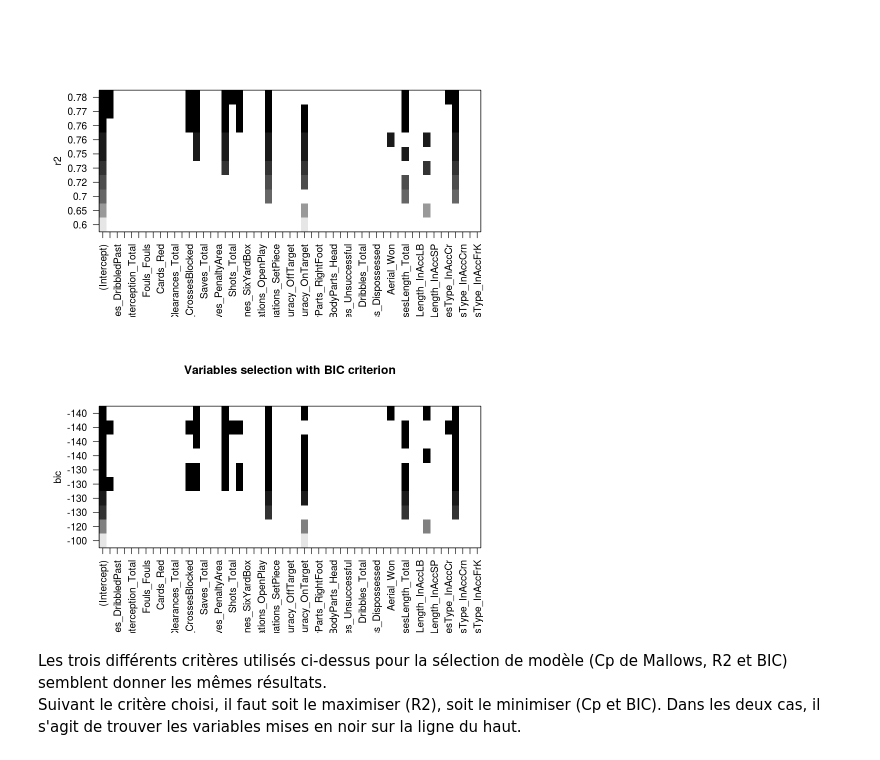
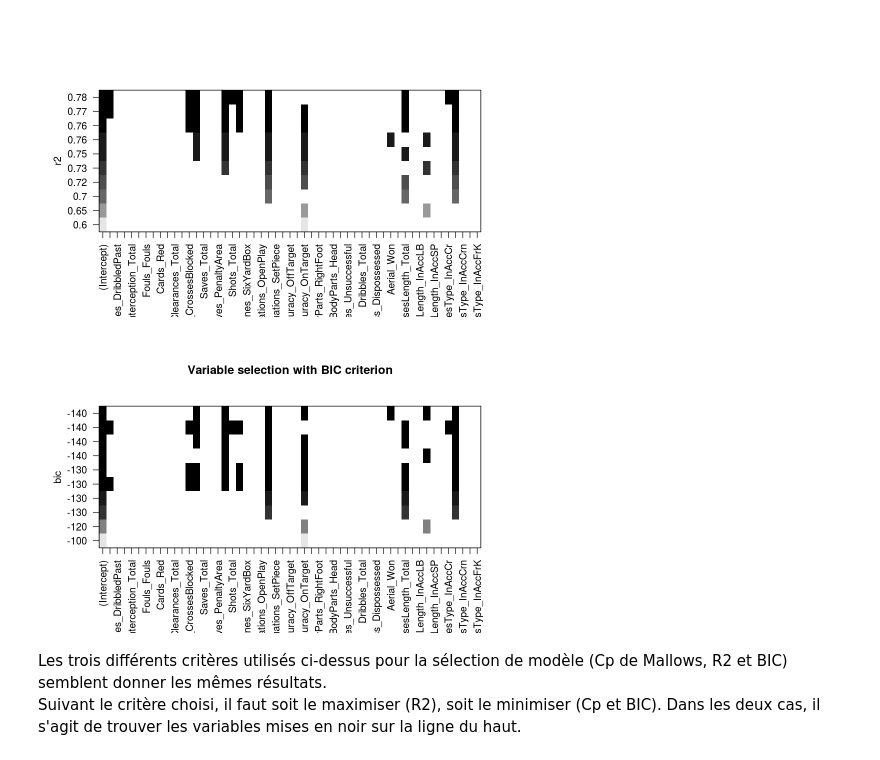
Before and after one commit to CamilleBichet/Projet_Foot_5A, a Jupyter notebook: Selection_de_variables.ipynb, the cells around one changed output. Cells and saved outputs as stored; diff of their text form; code cells hidden in the pictures.

```diff
--- a/Selection_de_variables.ipynb
+++ b/Selection_de_variables.ipynb
@@ -64,9 +83,9 @@ plot(choixb,scale="r2")
 [figure]
 [figure]
 # %%
-plot(choixb,scale="bic", main = "Variables selection with BIC criterion")
+plot(choixb,scale="bic", main = "Variable selection with BIC criterion")
 # %% [output]
-[figure, old version]
+[figure, new version]
 # %% [markdown]
 Les trois différents critères utilisés ci-dessus pour la sélection de modèle (Cp de Mallows, R2 et BIC) semblent donner les mêmes résultats.
 Suivant le critère choisi, il faut soit le maximiser (R2), soit le minimiser (Cp et BIC). Dans les deux cas, il s'agit de trouver les variables mises en noir sur la ligne du haut.
```
Also changed, not shown: parts of 20 cells of this notebook, 1 other file.
